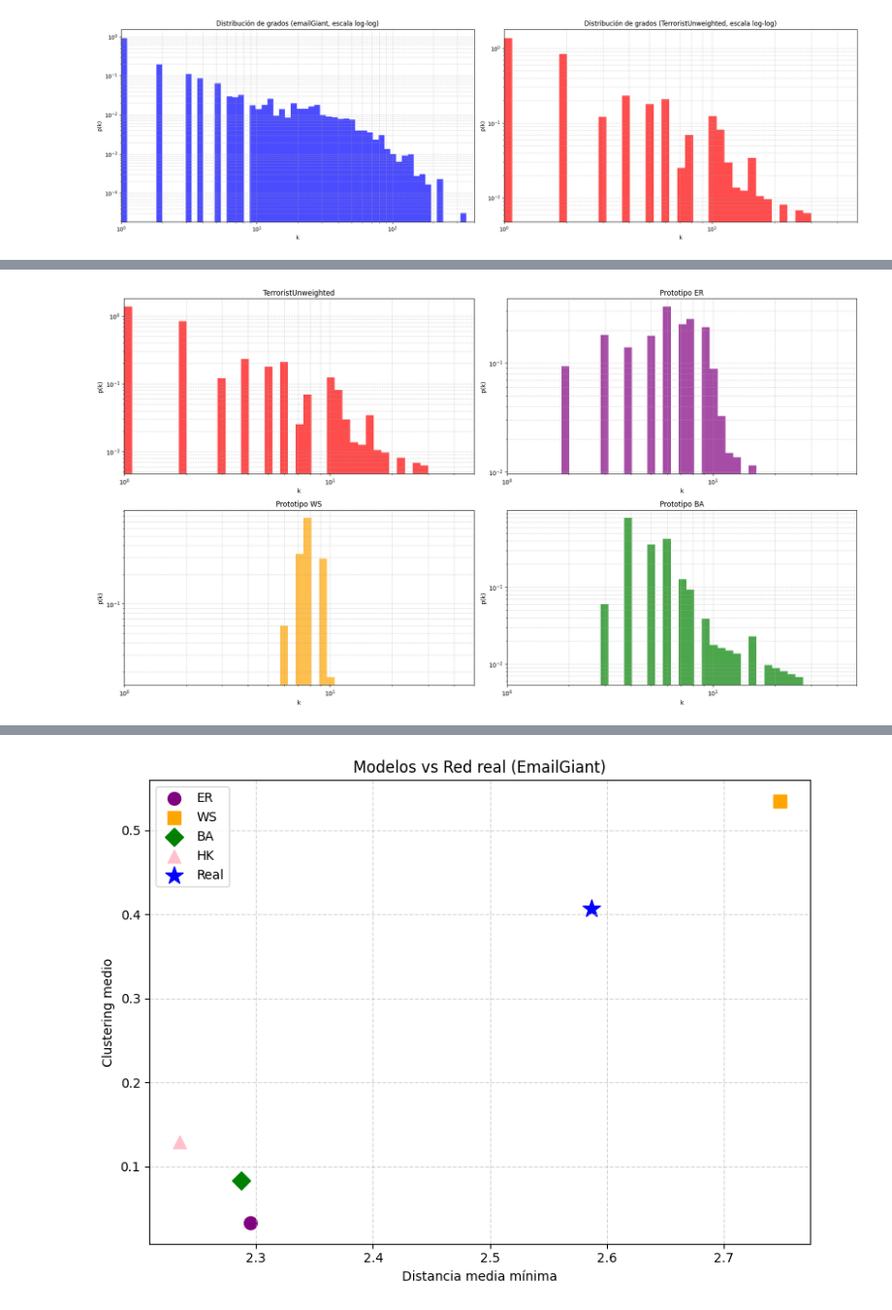
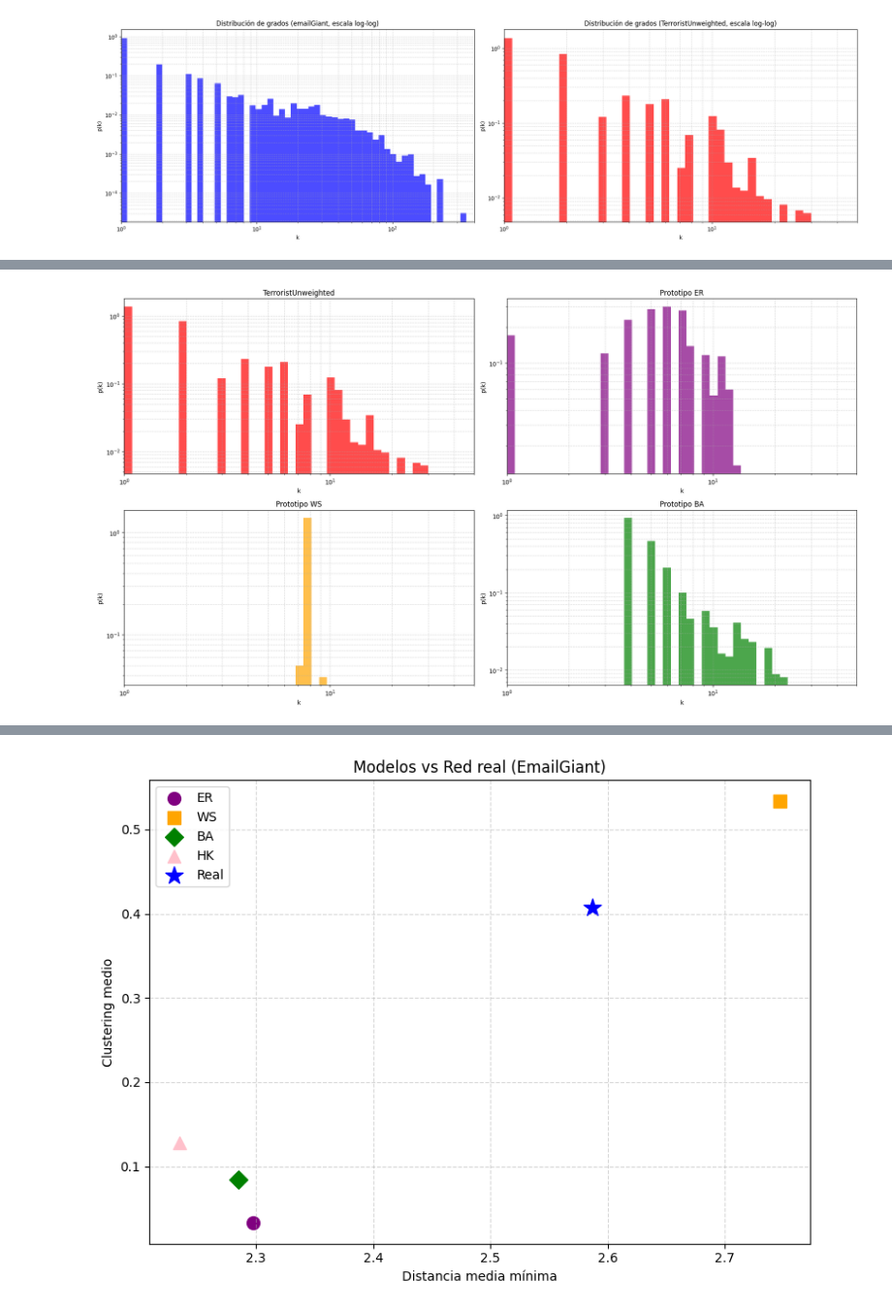
Before and after one commit to Grupo-12-DMCyT/Comparative-Analysis-in-Two-Human-Networks, a Jupyter notebook: DMCyT_sil_tutorial_Datasets_TP1_2025.ipynb, the cells around one changed output, grey strips where cells are left out. Shown at 97% size. Saved outputs shown, nothing was run; the diff lists cells and outputs as text; code cells hidden in the pictures.

```diff
--- a/DMCyT_sil_tutorial_Datasets_TP1_2025.ipynb
+++ b/DMCyT_sil_tutorial_Datasets_TP1_2025.ipynb
@@ -543,5 +627,5 @@ Densidad BA generada: 0.031960
 # %%
-#SIL 4.b distribución de grado TerroristUnweighted comparada con prototipos ER, WS, BA
+#SIL 4.b distribución de grado TerroristUnweighted LOG comparada con prototipos ER, WS, BA
 
 n_TerroristUnweighted = TerroristUnweighted.number_of_nodes()  # 64
 e_TerroristUnweighted = TerroristUnweighted.number_of_edges()  # 243
@@ -552,7 +636,7 @@ G_er_TerroristUnweighted = nx.erdos_renyi_graph(n_TerroristUnweighted, p_Terrori
 
 # Prototipo WS
 k_TerroristUnweighted = int(round(2 * e_TerroristUnweighted / n_TerroristUnweighted))  # K inicial estimado
-G_ws_TerroristUnweighted = nx.watts_strogatz_graph(n_TerroristUnweighted, k_TerroristUnweighted, p=0.1)
+G_ws_TerroristUnweighted = nx.watts_strogatz_graph(n_TerroristUnweighted, k_TerroristUnweighted, p=0.03)
 
 # Prototipo BA
 e_ba_TerroristUnweighted = int(round(e_TerroristUnweighted / n_TerroristUnweighted))  # Número de enlaces nuevos por nodo en BA
@@ -592,31 +676,31 @@ plt.title('Prototipo ER')
 plt.xlabel('k')
 plt.ylabel('p(k)')
 plt.grid(True, which="both", linestyle='--', alpha=0.5)
 plt.xlim(1, 50)  #no tiene grados altos, limitamos para ver mejor
 
 # WS
 plt.subplot(2, 2, 3)
 plt.hist(deg_ws_TerroristUnweighted, bins=bins_TerroristUnweighted, density=True, color='orange', alpha=0.7)
 plt.xscale('log')
 plt.yscale('log')
 plt.title('Prototipo WS')
 plt.xlabel('k')
 plt.ylabel('p(k)')
 plt.grid(True, which="both", linestyle='--', alpha=0.5)
 plt.xlim(1, 50)  #no tiene grados altos, limitamos para ver mejor
 
 # BA
 plt.subplot(2, 2, 4)
 plt.hist(deg_ba_TerroristUnweighted, bins=bins_TerroristUnweighted, density=True, color='green', alpha=0.7)
 plt.xscale('log')
 plt.yscale('log')
 plt.title('Prototipo BA')
 plt.xlabel('k')
 plt.ylabel('p(k)')
 plt.grid(True, which="both", linestyle='--', alpha=0.5)
 plt.xlim(1, 50)  #no tiene grados altos, limitamos para ver mejor
 
 plt.tight_layout()
 plt.show()
 # %% [output]
-[figure, old version]
+[figure, new version]
```
Also changed, not shown: parts of 13 cells of this notebook.
